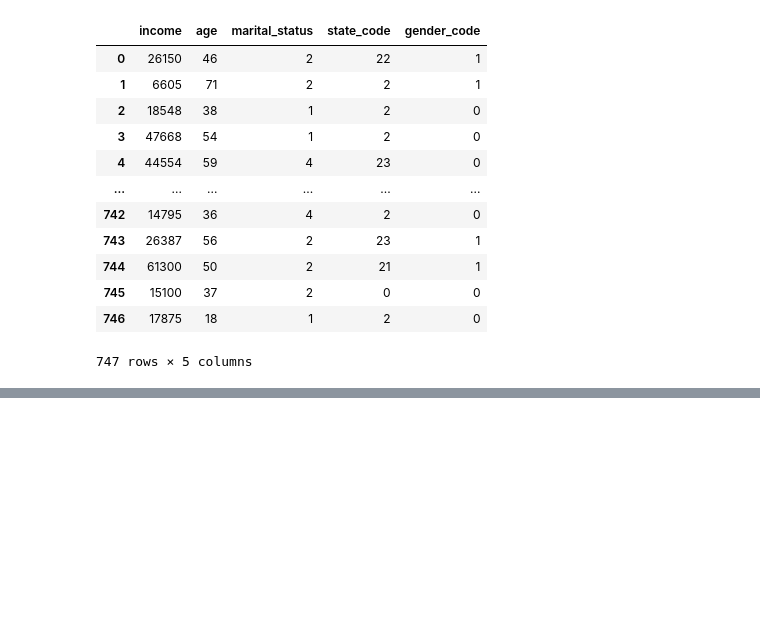
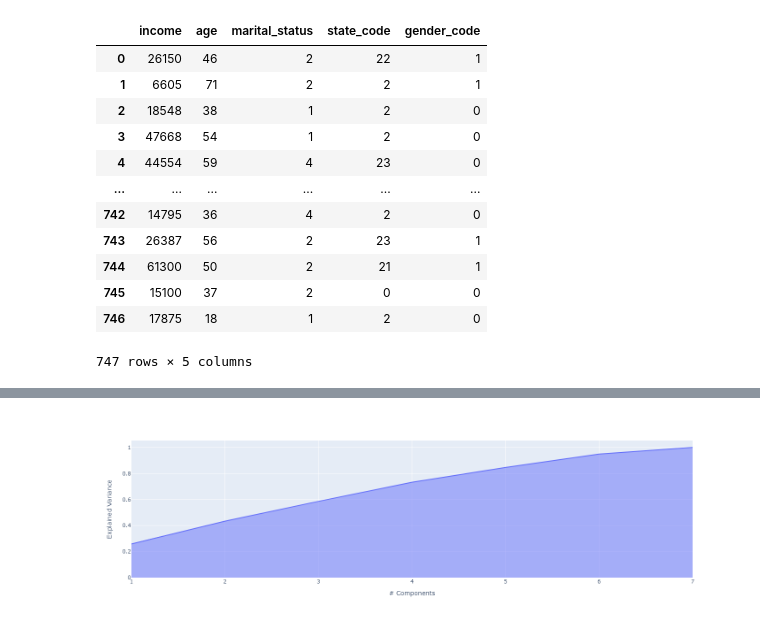
Before and after one commit to elslb/LH_mini_project_3, a Jupyter notebook: mini_project_3.ipynb, the cells around one changed output, grey strips where cells are left out. Saved outputs shown, nothing was run; the diff lists cells and outputs as text; code cells hidden in the pictures; blank space fills up the shorter version.

```diff
--- a/mini_project_3.ipynb
+++ b/mini_project_3.ipynb
@@ -111,0 +173,12 @@ cust1
+# %%
+pca = PCA()
+pca.fit(df_z)
+exp_var_cumul = np.cumsum(pca.explained_variance_ratio_)
+
+px.area(
+    x=range(1, exp_var_cumul.shape[0] + 1),
+    y=exp_var_cumul,
+    labels={"x": "# Components", "y": "Explained Variance"}
+)
+# %% [output]
+[figure, added]
```
Also changed, not shown: parts of 22 cells of this notebook.
